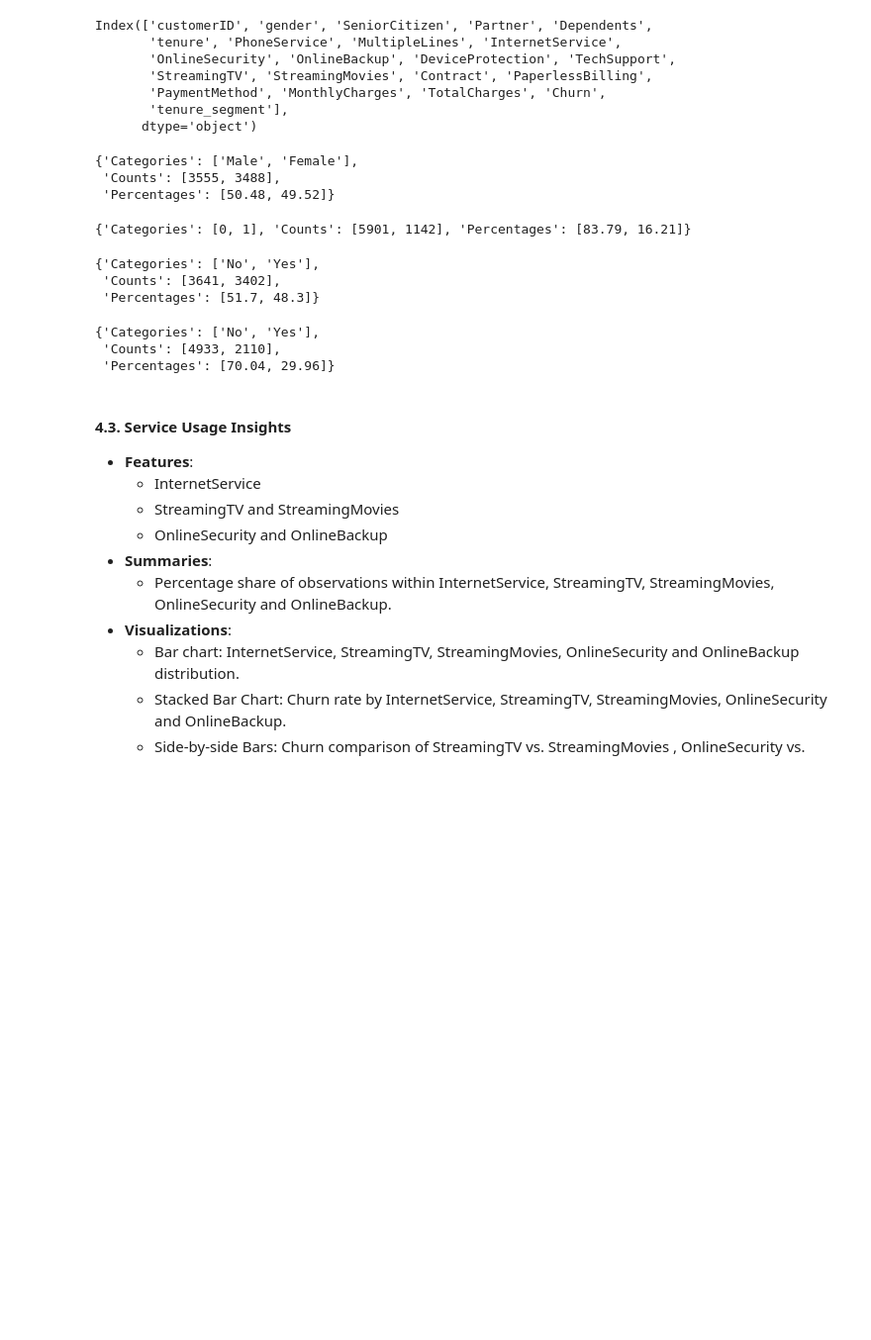
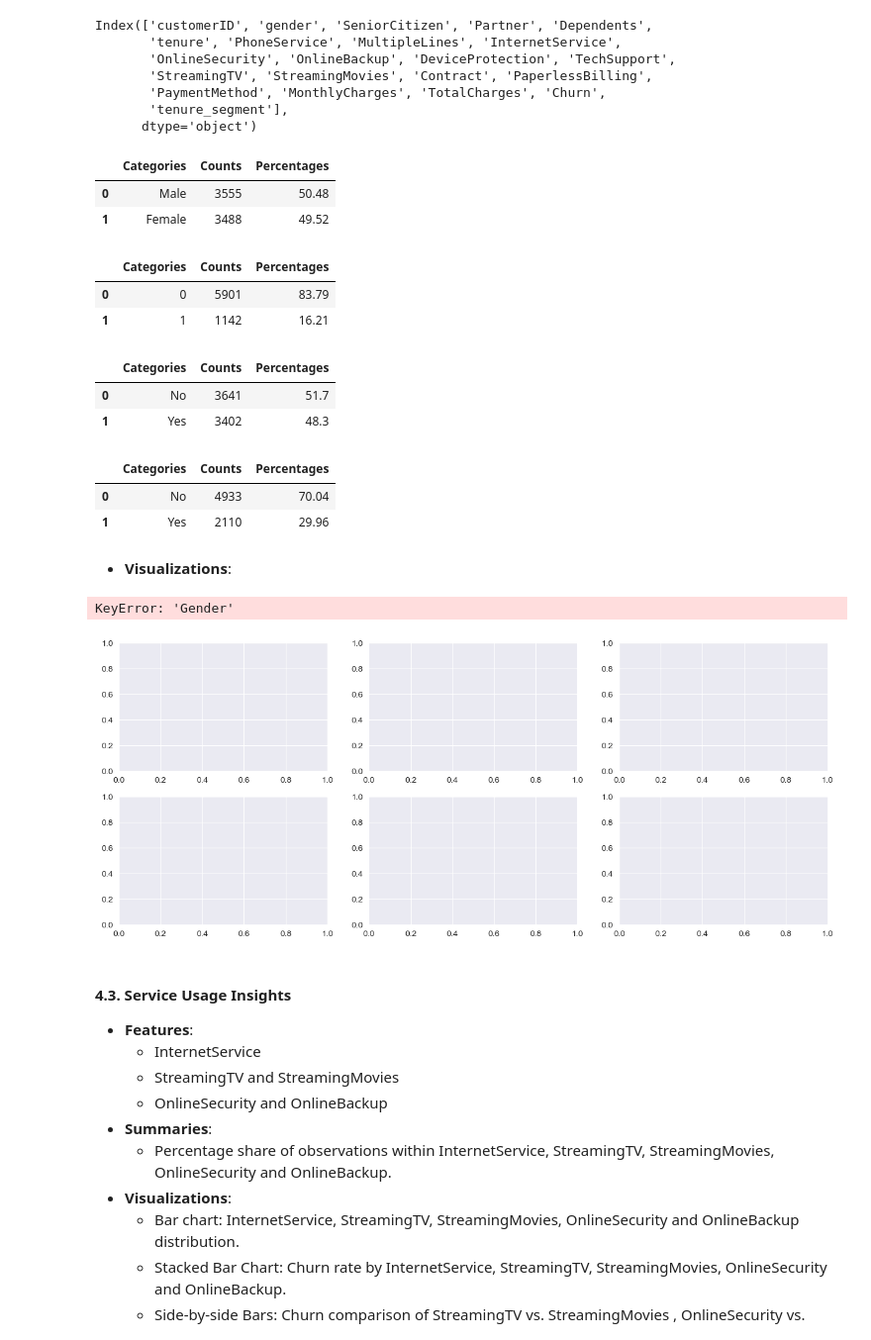
Before and after one commit to makina0928/Data-Science-Project, a Jupyter notebook: notebooks/EDA_Notebook.ipynb, the cells around one changed output. Shown: that part at 99% size. Saved outputs shown, nothing was run; the diff lists cells and outputs as text; code cells hidden in the pictures; blank space fills up the shorter version.

```diff
--- a/notebooks/EDA_Notebook.ipynb
+++ b/notebooks/EDA_Notebook.ipynb
@@ -472,33 +466,76 @@ Index(['customerID', 'gender', 'SeniorCitizen', 'Partner', 'Dependents',
 # Percentage share of observations within Gender.
 
 gender_df = calculate_status_distribution(df, column_name='gender')
+
+# Convert the results into a DataFrame
+gender_df = pd.DataFrame(gender_df)
 gender_df
 # %% [output]
-{'Categories': ['Male', 'Female'],
- 'Counts': [3555, 3488],
- 'Percentages': [50.48, 49.52]}
+|  | Categories | Counts | Percentages |
+| 0 | Male | 3555 | 50.48 |
+| 1 | Female | 3488 | 49.52 |
 # %%
 # Percentage share of observations within SeniorCitizen.
 
 SeniorCitizen_df = calculate_status_distribution(df, column_name='SeniorCitizen')
+SeniorCitizen_df = pd.DataFrame(SeniorCitizen_df)
 SeniorCitizen_df
 # %% [output]
-{'Categories': [0, 1], 'Counts': [5901, 1142], 'Percentages': [83.79, 16.21]}
+|  | Categories | Counts | Percentages |
+| 0 | 0 | 5901 | 83.79 |
+| 1 | 1 | 1142 | 16.21 |
 # %%
 # Percentage share of observations within partner.
 
 Partner_df = calculate_status_distribution(df, column_name='Partner')
+Partner_df = pd.DataFrame(Partner_df)
 Partner_df
 # %% [output]
-{'Categories': ['No', 'Yes'],
- 'Counts': [3641, 3402],
- 'Percentages': [51.7, 48.3]}
+|  | Categories | Counts | Percentages |
+| 0 | No | 3641 | 51.7 |
+| 1 | Yes | 3402 | 48.3 |
 # %%
 # Percentage share of observations within Dependents.
 
 Dependents_df = calculate_status_distribution(df, column_name='Dependents')
+Dependents_df = pd.DataFrame(Dependents_df)
 Dependents_df
 # %% [output]
-{'Categories': ['No', 'Yes'],
- 'Counts': [4933, 2110],
- 'Percentages': [70.04, 29.96]}
+|  | Categories | Counts | Percentages |
+| 0 | No | 4933 | 70.04 |
+| 1 | Yes | 2110 | 29.96 |
+# %% [markdown]
+- **Visualizations**:
+# %%
+# Bar chart: Gender, SeniorCitizen, partner, and Dependents distribution.
+
+# Create the figure and subplots
+fig, axes = plt.subplots(2, 3, figsize=(15, 6), gridspec_kw={'height_ratios': [1, 1]})
+sns.set_style("darkgrid")
+
+sns.kdeplot(df['Gender'], label='Gender', ax=axes[0, 0], color='#1f77b4', fill=True)
+axes[0, 0].legend()
+## axes[0, 0].set_title('Bar Plot: Gender')
+
+sns.kdeplot(df['SeniorCitizen'], label='SeniorCitizen', ax=axes[0, 1], color='#1f77b4', fill=True)
+axes[0, 1].legend()
+## axes[0, 1].set_title('Bar Plot: SeniorCitizen')
+
+sns.kdeplot(df['MonthlyCharges'], label='Monthly Charges', ax=axes[1, 2], color='#1f77b4', fill=True)
+axes[1, 2].legend()
+## axes[1, 2].set_title('KDE Plot: Monthly Charges')
+
+sns.kdeplot(df['MonthlyCharges'], label='Monthly Charges', ax=axes[1, 2], color='#1f77b4', fill=True)
+axes[1, 2].legend()
+## axes[1, 2].set_title('KDE Plot: Monthly Charges')
+
+# Remove unused subplots in the first row
+axes[1, 1].axis('off')
+axes[1, 2].axis('off')
+
+# Adjust layout
+plt.tight_layout()
+plt.show()
+# %% [output]
+KeyError: 'Gender'
+[figure, added]
```
Also changed, not shown: parts of 4 cells of this notebook, 1 other file.
